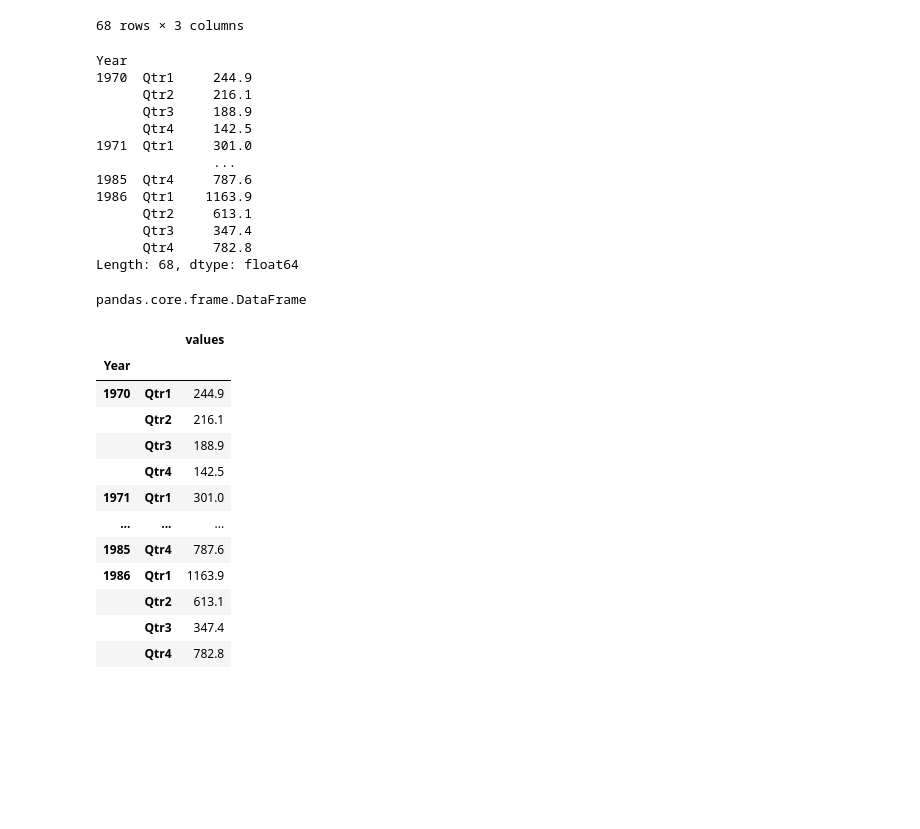
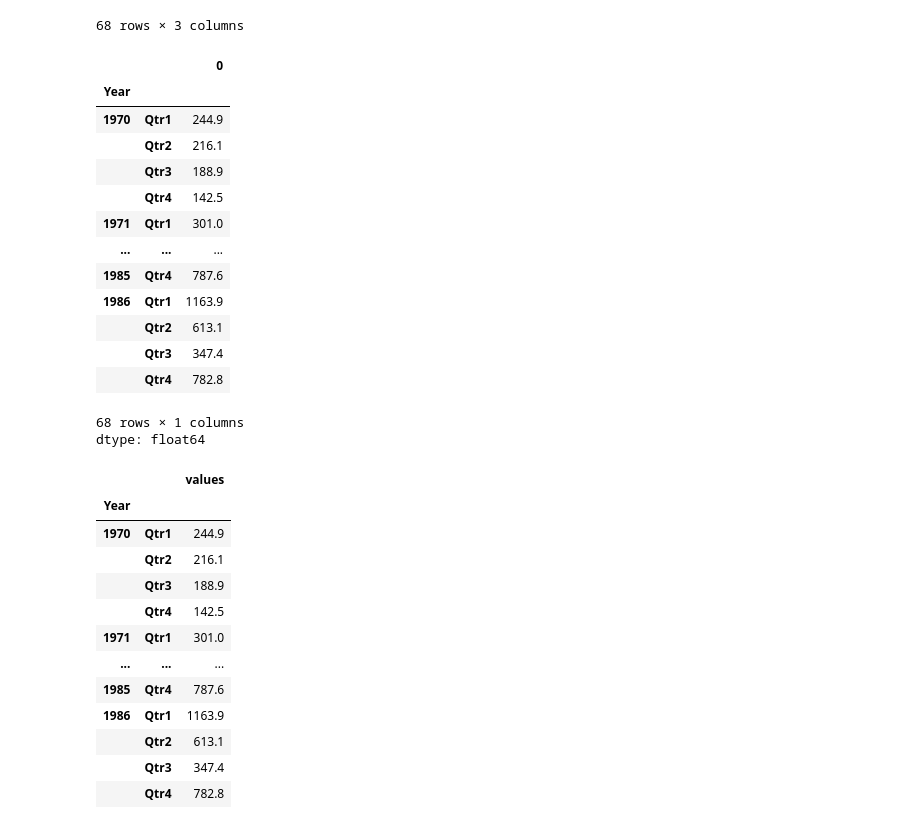
Before and after one commit to las-tokushima/Information_Science, a Jupyter notebook: Python/AppB.ipynb, the cells around one changed output. Cells and saved outputs as stored; diff of their text form; code cells hidden in the pictures; blank space fills up the shorter version.

```diff
--- a/Python/AppB.ipynb
+++ b/Python/AppB.ipynb
@@ -382,28 +426,26 @@ df.sort_values(['Year', 'variable'])
 | 67 | 1986 | Qtr4 | 782.8 |
 68 rows × 3 columns
 # %%
-df = pd.read_csv("../data/UKgas.tsv", delim_whitespace=True, index_col='Year')
+df = pd.read_csv("data/UKgas.tsv", sep=r"\s+", index_col='Year')
 df = df.loc[1970:, :]
 df = df.stack()
 df
 # %% [output]
+|  |  | 0 |
+| Year |  |  |
+| 1970 | Qtr1 | 244.9 |
+|  | Qtr2 | 216.1 |
+|  | Qtr3 | 188.9 |
+|  | Qtr4 | 142.5 |
+| 1971 | Qtr1 | 301.0 |
+| ... | ... | ... |
+| 1985 | Qtr4 | 787.6 |
+| 1986 | Qtr1 | 1163.9 |
+|  | Qtr2 | 613.1 |
+|  | Qtr3 | 347.4 |
+|  | Qtr4 | 782.8 |
-Year
-1970  Qtr1     244.9
-      Qtr2     216.1
-      Qtr3     188.9
-      Qtr4     142.5
-1971  Qtr1     301.0
-               ...
-1985  Qtr4     787.6
-1986  Qtr1    1163.9
-      Qtr2     613.1
-      Qtr3     347.4
-      Qtr4     782.8
-Length: 68, dtype: float64
+68 rows × 1 columns
+dtype: float64
-# %%
-type(df)
-# %% [output]
-pandas.core.frame.DataFrame
 # %%
 df = pd.DataFrame(df, columns = ['values'])
 df
```
Also changed, not shown: parts of 24 cells of this notebook, 5 other files.
